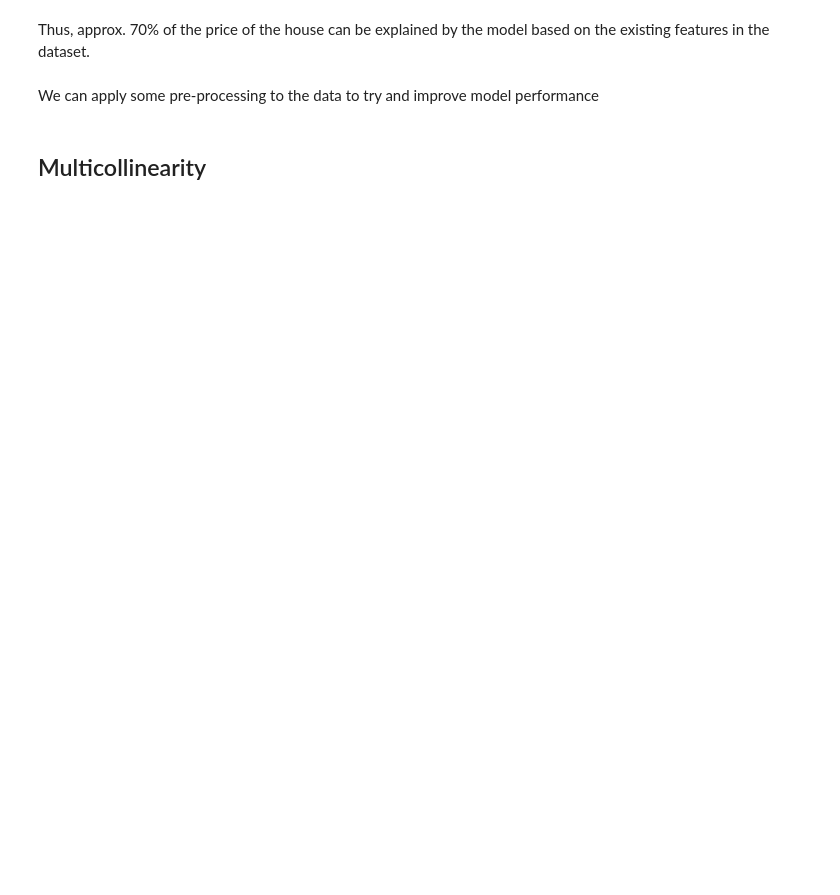
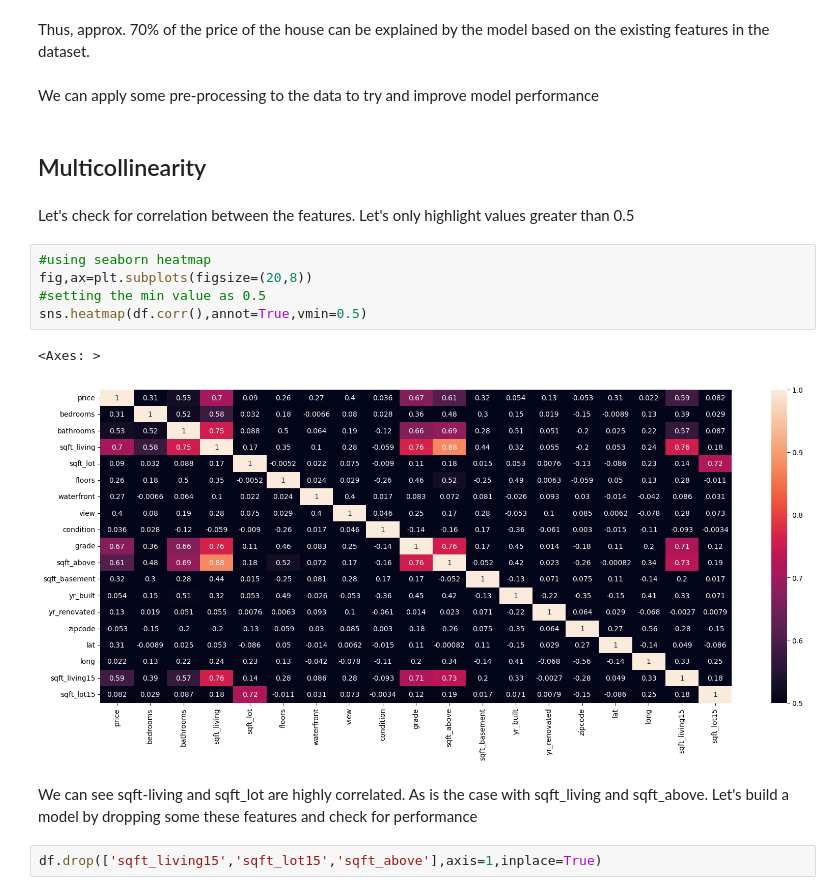
Before and after one commit to rahulakrish/linear_regression, a Jupyter notebook: notebook.ipynb, the cells around one changed output. Drawn from its saved outputs; the diff is of its cells as text; blank space fills up the shorter version.

```diff
--- a/notebook.ipynb
+++ b/notebook.ipynb
@@ -309,3 +305,17 @@ Thus, approx. 70% of the price of the house can be explained by the model based
 We can apply some pre-processing to the data to try and improve model performance
 # %% [markdown]
 ## Multicollinearity
+# %% [markdown]
+Let's check for correlation between the features. Let's only highlight values greater than 0.5
+# %%
+#using seaborn heatmap
+fig,ax=plt.subplots(figsize=(20,8))
+#setting the min value as 0.5
+sns.heatmap(df.corr(),annot=True,vmin=0.5)
+# %% [output]
+<Axes: >
+[figure, added]
+# %% [markdown]
+We can see sqft-living and sqft_lot are highly correlated. As is the case with sqft_living and sqft_above. Let's build a model by dropping some these features and check for performance
+# %%
+df.drop(['sqft_living15','sqft_lot15','sqft_above'],axis=1,inplace=True)
```
Also changed, not shown: parts of 13 cells of this notebook.
